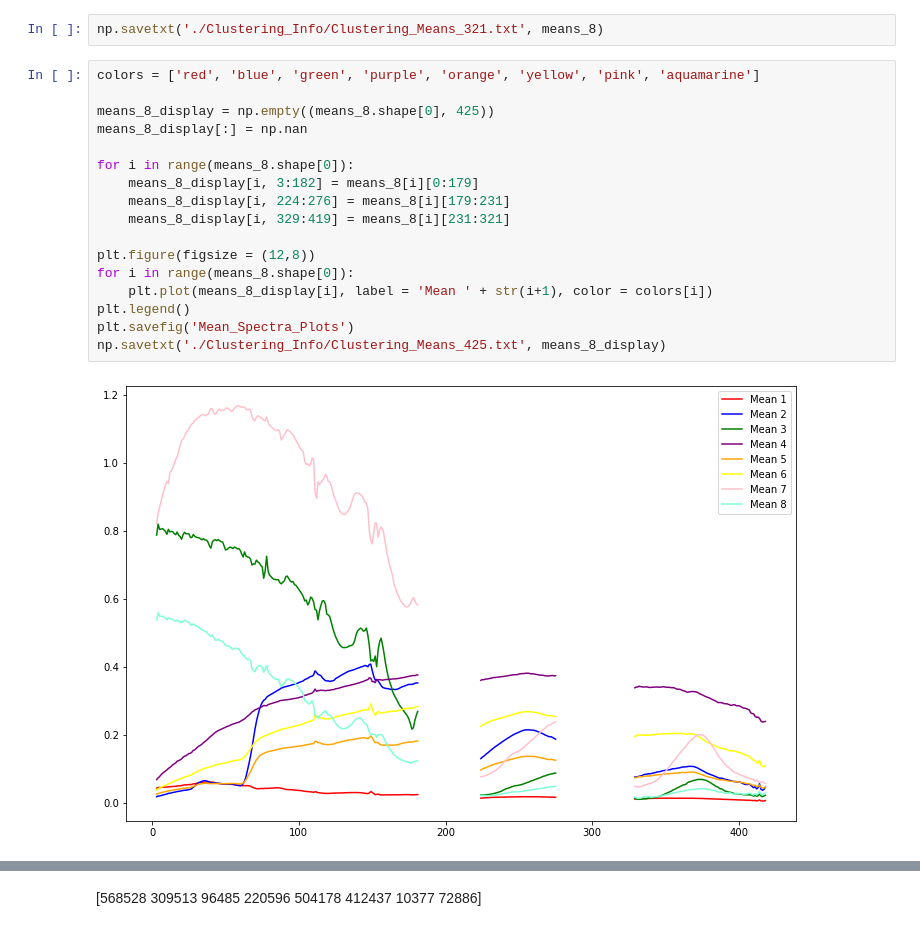
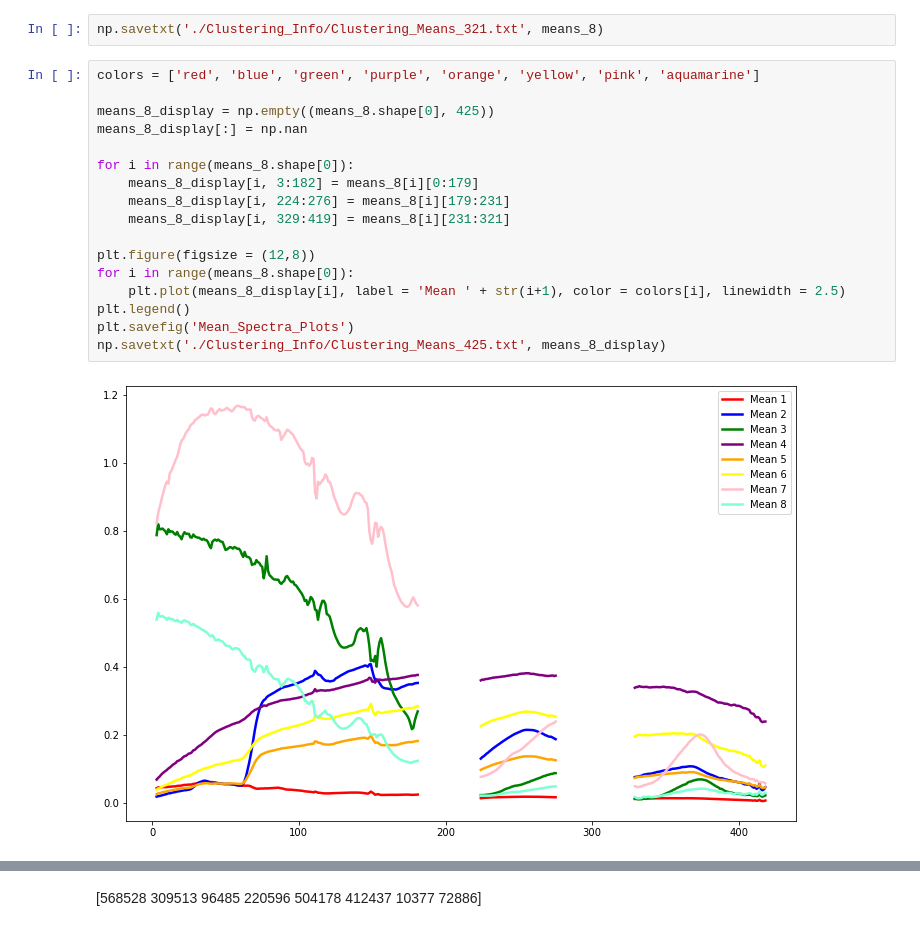
Before and after one commit to varunpatro1/OE-Reproducibility, a Jupyter notebook: Image_Selection.ipynb, the cells around one changed output, grey strips where cells are left out. Cells and saved outputs as stored; diff of their text form.

Commit message:
increased plot size

```diff
--- a/Image_Selection.ipynb
+++ b/Image_Selection.ipynb
@@ -482,19 +482,19 @@ np.savetxt('./Clustering_Info/Clustering_Means_321.txt', means_8)
 # %%
 colors = ['red', 'blue', 'green', 'purple', 'orange', 'yellow', 'pink', 'aquamarine']
 
 means_8_display = np.empty((means_8.shape[0], 425))
 means_8_display[:] = np.nan
 
 for i in range(means_8.shape[0]):
     means_8_display[i, 3:182] = means_8[i][0:179]
     means_8_display[i, 224:276] = means_8[i][179:231]
     means_8_display[i, 329:419] = means_8[i][231:321]
 
 plt.figure(figsize = (12,8))
 for i in range(means_8.shape[0]):
-    plt.plot(means_8_display[i], label = 'Mean ' + str(i+1), color = colors[i])
+    plt.plot(means_8_display[i], label = 'Mean ' + str(i+1), color = colors[i], linewidth = 2.5)
 plt.legend()
 plt.savefig('Mean_Spectra_Plots')
 np.savetxt('./Clustering_Info/Clustering_Means_425.txt', means_8_display)
 # %% [output]
-[figure, old version]
+[figure, new version]
```
Also changed, not shown: parts of 1 cell of this notebook.
